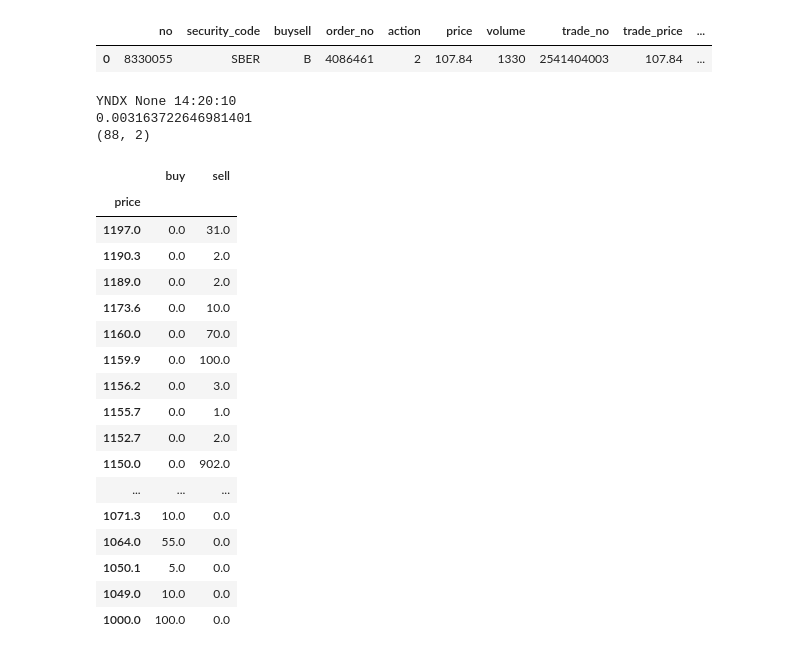
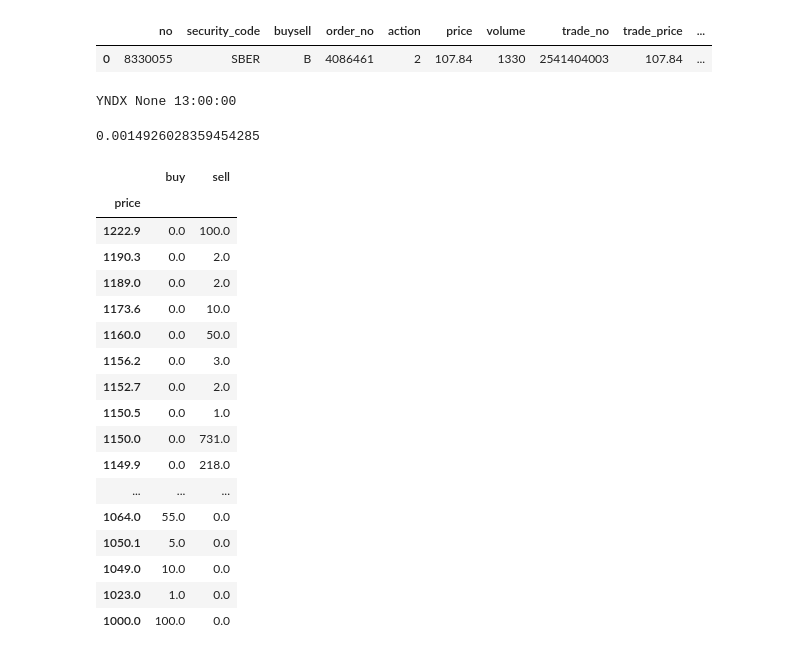
Before and after one commit to IT4finance/it_risk_hw2_pyfunctions_orderlog-tsarkov90, a Jupyter notebook: main.ipynb, the cells around one changed output. Cells and saved outputs as stored; diff of their text form; code cells hidden in the pictures.

```diff
--- a/main.ipynb
+++ b/main.ipynb
@@ -37,7 +33,7 @@ def get_spread_series(cnxn, security_code, end_time, start_time=None, freq=None)
 
     P.S. Для больших интервалов считает долго, поэтому лучше не задавать интервал 2 часа и частоту 1000ms - будет считать около часа
     Можно еще через pandas делать, вырезая сначала таблицу между для основного временного интервала,
-    но я боялся потенциальной ошибки
+    но я боялся потенциальной ошибки OUT OF MEMORY
 
     :param cnxn: соединение с базой данных
     :param security_code: тикер для ценной бумаги, например, 'AFLT'
@@ -87,12 +83,11 @@ def get_spread_series(cnxn, security_code, end_time, start_time=None, freq=None)
     query = get_remaining_volumes.format(security_code = security_code,
                                          time1 = '0:00:00',
                                          time2 = start_time)
-
     new_raw = pd.read_sql_query(query, cnxn)
     dom, bid, ask = it4fin.get_dom_from_raw(new_raw)
 
     # добавляем в массивы координаты
-    times.append(stime)
+    times.append(stime.strftime('%H:%M:%S.%f'))
     spreads.append((ask - bid) * 2 / (ask + bid))
 
     while True:
@@ -101,7 +96,7 @@ def get_spread_series(cnxn, security_code, end_time, start_time=None, freq=None)
         if time2 > etime:
             time2 = etime
 
-        print(time1.strftime('%H:%M:%S.%f'), time2.strftime('%H:%M:%S.%f'))
+        # print(time1.strftime('%H:%M:%S.%f'), time2.strftime('%H:%M:%S.%f'))
         query = get_remaining_volumes.format(security_code = security_code,
                                              time1 = time1.strftime('%H:%M:%S.%f'),
                                              time2 = time2.strftime('%H:%M:%S.%f'))
@@ -119,39 +114,38 @@ def get_spread_series(cnxn, security_code, end_time, start_time=None, freq=None)
             new_raw = raw1
             spreads.append(spreads[-1])
 
-        times.append(stime)
         stime = time2
+        times.append(stime.strftime('%H:%M:%S.%f'))
 
         if stime == etime:
-            plt.step(times, spreads, where='post')
             return pd.Series(data=spreads, index=times), dom
 # %%
+%%time
 # чекаем случай без спреда
 bds, dom = get_spread_series(cnxn,
                              security_code='YNDX',
-                             end_time='14:20:10')
-print(bds)
+                             end_time='13:00:00')
+display(bds)
+display(dom)
 print(dom.shape)
-display(dom)
 # %% [output]
-YNDX None 14:20:10
-0.003163722646981401
-(88, 2)
+YNDX None 13:00:00
+0.0014926028359454285
 |  | buy | sell |
 | price |  |  |
-| 1197.0 | 0.0 | 31.0 |
+| 1222.9 | 0.0 | 100.0 |
 | 1190.3 | 0.0 | 2.0 |
 | 1189.0 | 0.0 | 2.0 |
 | 1173.6 | 0.0 | 10.0 |
-| 1160.0 | 0.0 | 70.0 |
-| 1159.9 | 0.0 | 100.0 |
+| 1160.0 | 0.0 | 50.0 |
 | 1156.2 | 0.0 | 3.0 |
-| 1155.7 | 0.0 | 1.0 |
 | 1152.7 | 0.0 | 2.0 |
-| 1150.0 | 0.0 | 902.0 |
+| 1150.5 | 0.0 | 1.0 |
+| 1150.0 | 0.0 | 731.0 |
+| 1149.9 | 0.0 | 218.0 |
 | ... | ... | ... |
-| 1071.3 | 10.0 | 0.0 |
 | 1064.0 | 55.0 | 0.0 |
 | 1050.1 | 5.0 | 0.0 |
 | 1049.0 | 10.0 | 0.0 |
+| 1023.0 | 1.0 | 0.0 |
 | 1000.0 | 100.0 | 0.0 |
```
Also changed, not shown: parts of 6 cells of this notebook, 1 other file.
